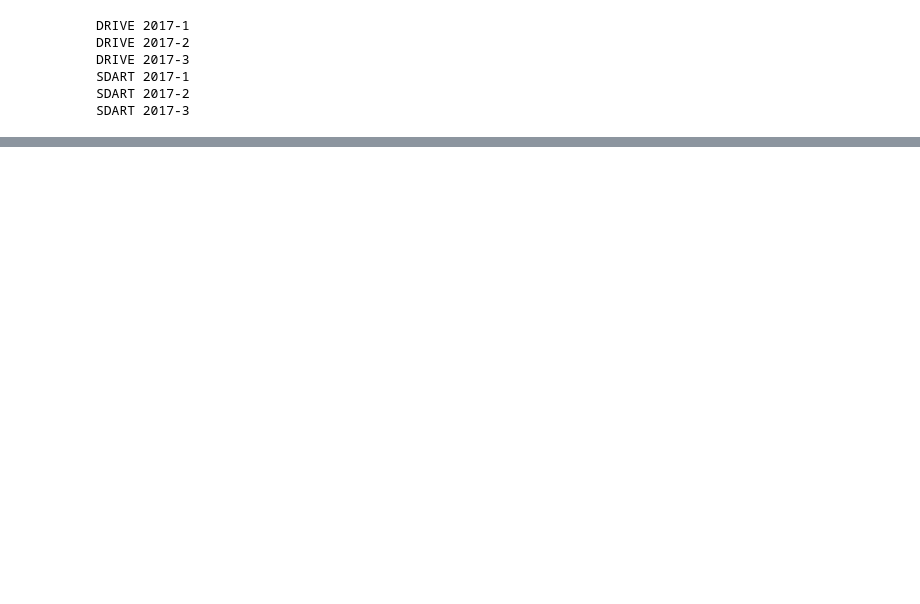
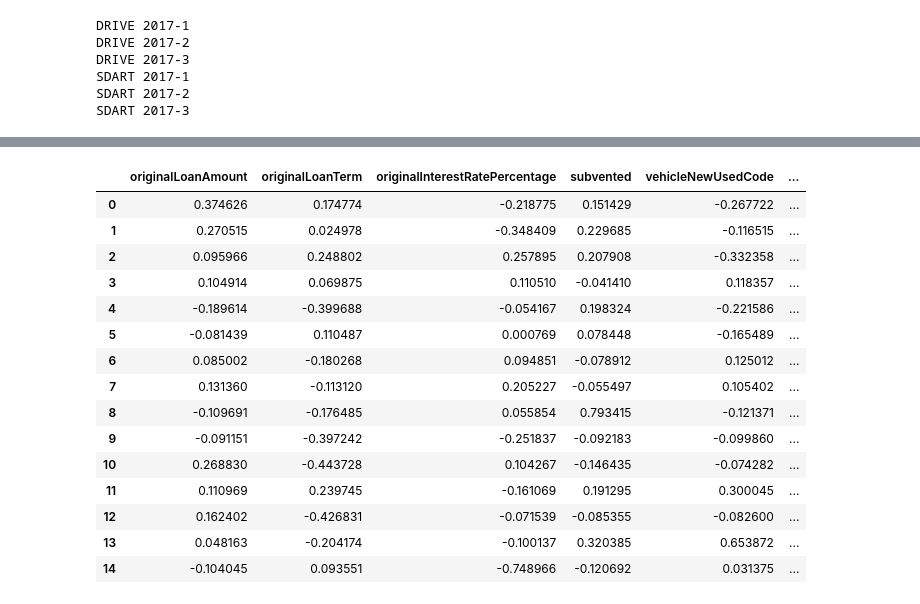
Before and after one commit to Austin-McDonnell/Auto_Loan_ABS_Analysis, a Jupyter notebook: Jupyter Notebooks/AggregateChargeOffs.ipynb, the cells around one changed output, grey strips where cells are left out. Cells and saved outputs as stored; diff of their text form; code cells hidden in the pictures; blank space fills up the shorter version.

```diff
--- a/Jupyter Notebooks/AggregateChargeOffs.ipynb
+++ b/Jupyter Notebooks/AggregateChargeOffs.ipynb
@@ -122,0 +130,6 @@ SDART 2017-3
+# %%
+dfForest = clean(dfForest)
+MlRemoveCols = ['obligorGeographicLocation','assetNumber', 'reportingPeriodBeginningDate', 'reportingPeriodEndingDate','zeroBalanceCode']
+dfForest = dfForest.drop(MlRemoveCols, axis=1)
+dfForest = dfForest.astype(np.float64)
+dfForest.head()
@@ -122,0 +143,41 @@ SDART 2017-3
+# %%
+'''
+forestCols = list(dfForest.columns)
+forestCols
+
+nonStandardizedList = ['subvented', 'zeroBalanceCode', 'obligorIncomeVerificationLevelCode',
+              'obligorEmploymentVerificationCode','coObligorIndicator','vehicleTypeCode','vehicleNewUsedCode',]
+for i in range(0,len(nonStandardList)):
+    if nonStandardList[i] in forestCols: forestCols.remove(nonStandardList[i])
+        '''
+# %%
+'''
+standardizedForest = dfForest[forestCols]
+nonStandardizedForest = dfForest[nonStandardizedList]
+dfForest_scale = preprocessing.StandardScaler().fit_transform(standardizedForest)
+
+standardizedForest = pd.DataFrame(dfForest_scale, columns=standardizedForest.columns)
+dfForest = pd.concat([standardizedForest, nonStandardizedForest], axis=1)'''
+# %%
+dfForest_scale = pd.DataFrame(preprocessing.scale(dfForest), columns=dfForest.columns)
+# %%
+pca = PCA(n_components=15)
+pca.fit_transform(dfForest_scale)
+pd.DataFrame(pca.components_,columns=dfForest_scale.columns)
+# %% [output]
+|  | originalLoanAmount | originalLoanTerm | originalInterestRatePercentage | subvented | vehicleNewUsedCode | ... |
+| 0 | 0.374626 | 0.174774 | -0.218775 | 0.151429 | -0.267722 | ... |
+| 1 | 0.270515 | 0.024978 | -0.348409 | 0.229685 | -0.116515 | ... |
+| 2 | 0.095966 | 0.248802 | 0.257895 | 0.207908 | -0.332358 | ... |
+| 3 | 0.104914 | 0.069875 | 0.110510 | -0.041410 | 0.118357 | ... |
+| 4 | -0.189614 | -0.399688 | -0.054167 | 0.198324 | -0.221586 | ... |
+| 5 | -0.081439 | 0.110487 | 0.000769 | 0.078448 | -0.165489 | ... |
+| 6 | 0.085002 | -0.180268 | 0.094851 | -0.078912 | 0.125012 | ... |
+| 7 | 0.131360 | -0.113120 | 0.205227 | -0.055497 | 0.105402 | ... |
+| 8 | -0.109691 | -0.176485 | 0.055854 | 0.793415 | -0.121371 | ... |
+| 9 | -0.091151 | -0.397242 | -0.251837 | -0.092183 | -0.099860 | ... |
+| 10 | 0.268830 | -0.443728 | 0.104267 | -0.146435 | -0.074282 | ... |
+| 11 | 0.110969 | 0.239745 | -0.161069 | 0.191295 | 0.300045 | ... |
+| 12 | 0.162402 | -0.426831 | -0.071539 | -0.085355 | -0.082600 | ... |
+| 13 | 0.048163 | -0.204174 | -0.100137 | 0.320385 | 0.653872 | ... |
+| 14 | -0.104045 | 0.093551 | -0.748966 | -0.120692 | 0.031375 | ... |
```
Also changed, not shown: parts of 5 cells of this notebook.
